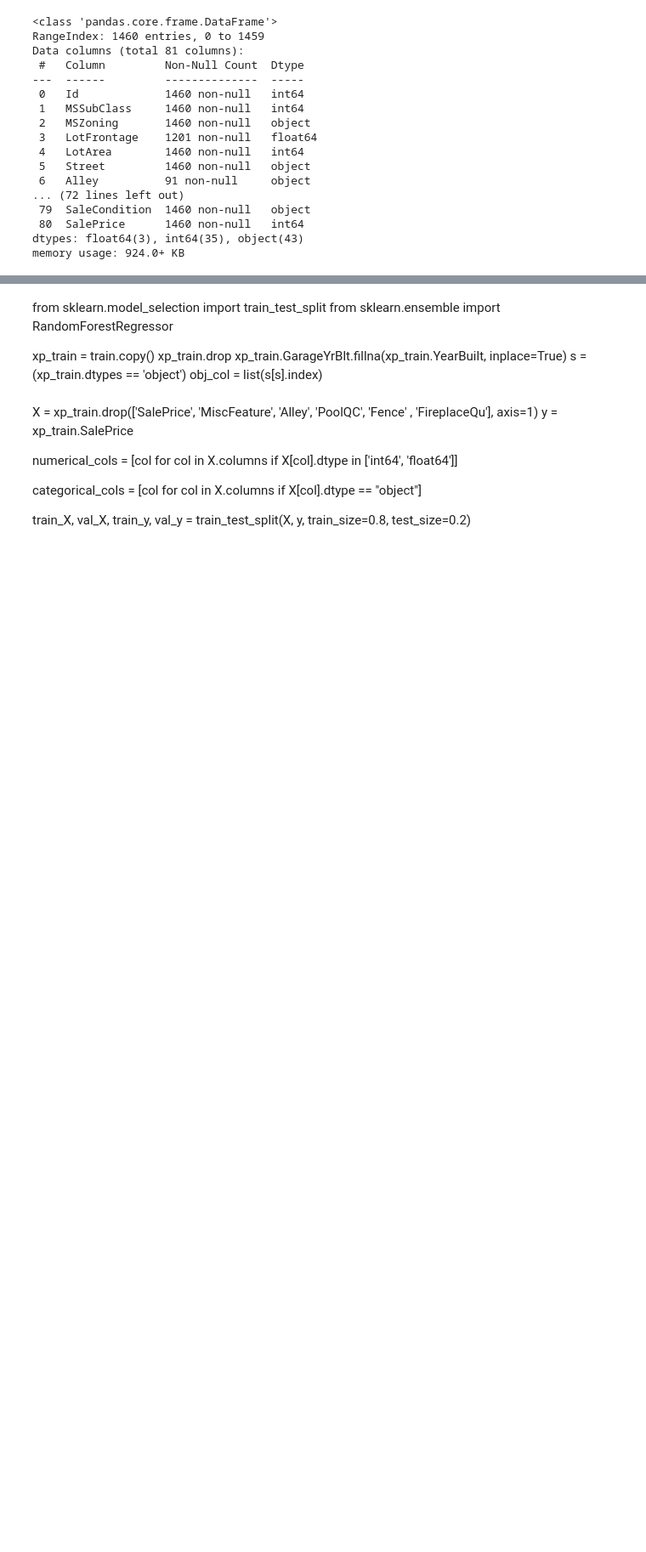
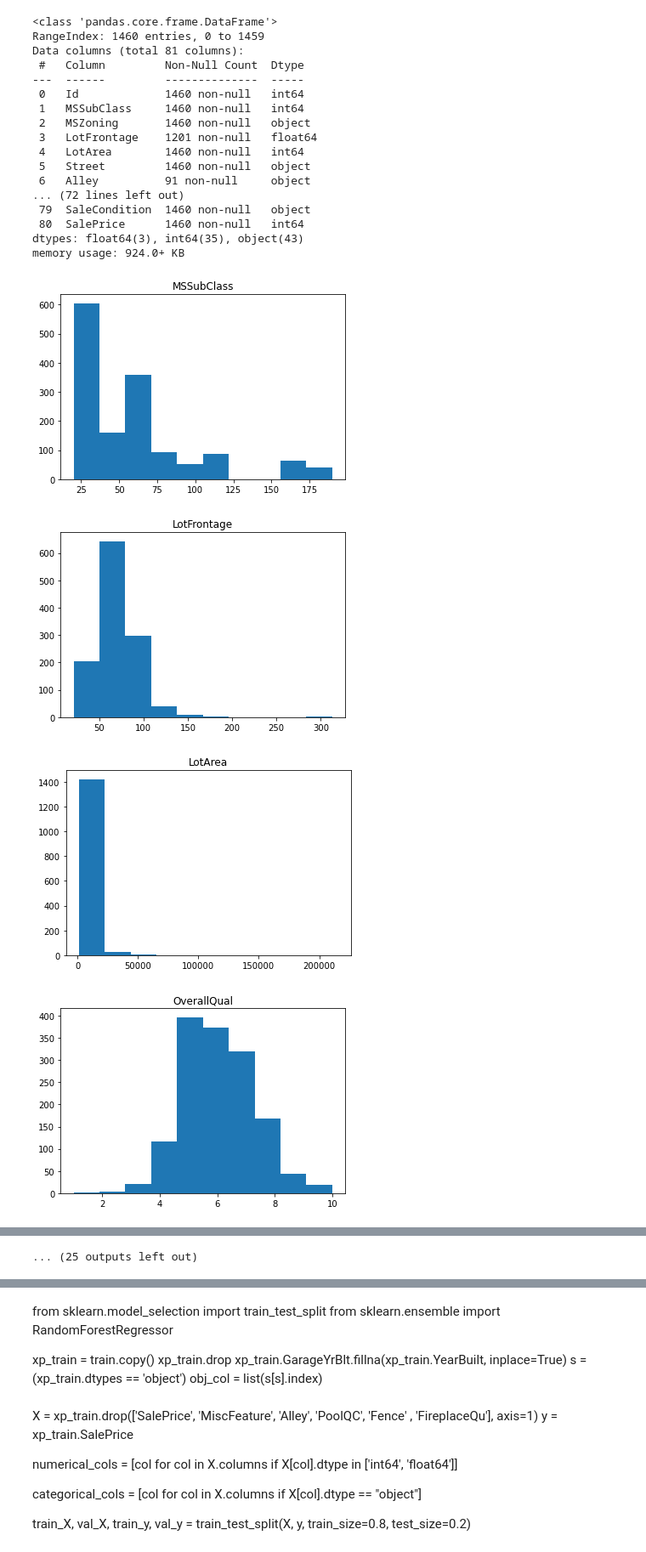
Before and after one commit to venturizhou/Kaggle, a Jupyter notebook: House Prices/Sample.ipynb, the cells around one changed output, grey strips where cells are left out. Shown at 85% size. Drawn from its saved outputs; the diff is of its cells as text; code cells hidden in the pictures; blank space fills up the shorter version.

```diff
--- a/House Prices/Sample.ipynb
+++ b/House Prices/Sample.ipynb
@@ -39,3 +40,16 @@ Data columns (total 81 columns):
  80  SalePrice      1460 non-null   int64
 dtypes: float64(3), int64(35), object(43)
 memory usage: 924.0+ KB
+# %%
+num_cols = train.select_dtypes('number').columns
+num_cols = num_cols.drop('Id')
+# %%
+for col in num_cols:
+    plt.hist(train[col])
+    plt.title(col)
+    plt.show()
+# %% [output]
+[figure, added]
+[figure, added]
+[figure, added]
+[figure, added]
@@ -41,0 +64 @@ memory usage: 924.0+ KB
+... (25 outputs left out)
```
Also changed, not shown: parts of 9 cells of this notebook.
